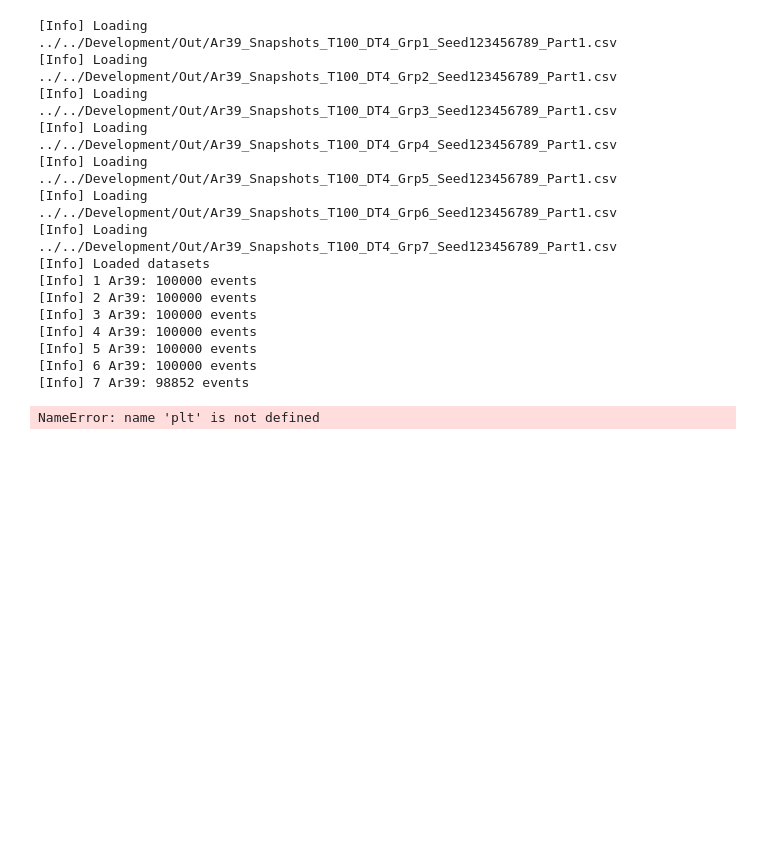
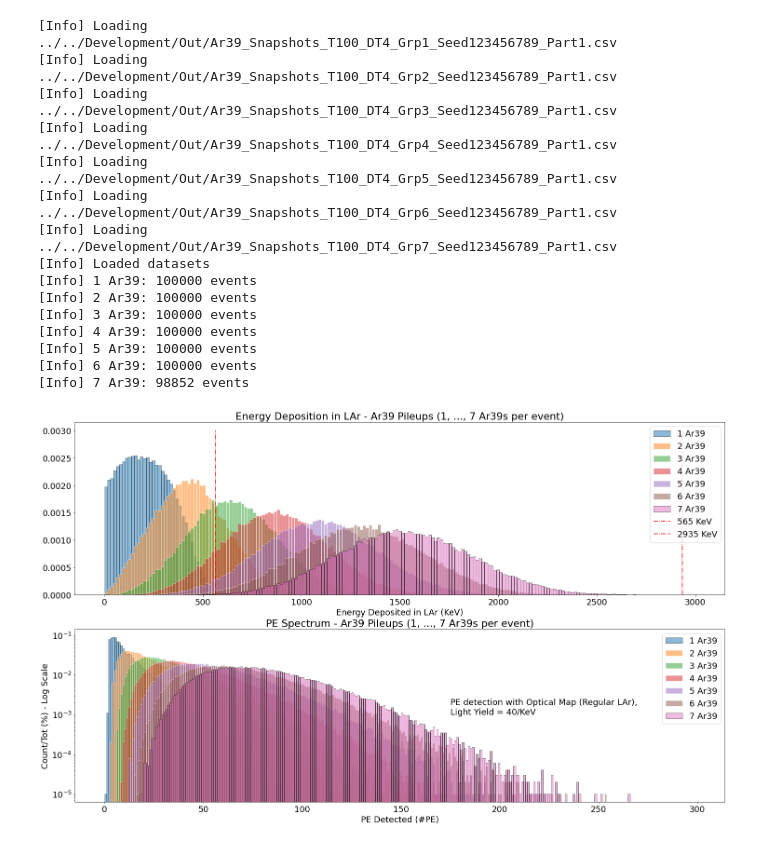
Before and after one commit to luigiberducci/ML4NP, a Jupyter notebook: Notebooks/ComparisonAr39Pileups/analysis_pileups_ar39_over_100ns.ipynb, the cells around one changed output. Drawn from its saved outputs; the diff is of its cells as text; code cells hidden in the pictures; blank space fills up the shorter version.

```diff
--- a/Notebooks/ComparisonAr39Pileups/analysis_pileups_ar39_over_100ns.ipynb
+++ b/Notebooks/ComparisonAr39Pileups/analysis_pileups_ar39_over_100ns.ipynb
@@ -94,42 +94,42 @@ groupby_event_df5 = df5.groupby("eventnumber").sum()
 groupby_event_df6 = df6.groupby("eventnumber").sum()
 groupby_event_df7 = df7.groupby("eventnumber").sum()
 # %%
-alpha=0.25
+alpha=0.5
 ar39_max_energy = 565
 
 plt.subplot(2,1,1)
-plt.title("Energy Deposition in LAr - Ar39 Pileups (1, 2, 3, 4 Ar39s per event)")
+plt.title("Energy Deposition in LAr - Ar39 Pileups (1, ..., 7 Ar39s per event)")
 bins = np.linspace(0, 3000, 200)
 plt.hist(groupby_event_df1.energydeposition, bins=bins, label="1 Ar39", density=True, edgecolor='k', alpha=alpha)
 plt.hist(groupby_event_df2.energydeposition, bins=bins, label="2 Ar39", density=True, edgecolor='w', alpha=alpha)
 plt.hist(groupby_event_df3.energydeposition, bins=bins, label="3 Ar39", density=True, edgecolor='w', alpha=alpha)
 plt.hist(groupby_event_df4.energydeposition, bins=bins, label="4 Ar39", density=True, edgecolor='w', alpha=alpha)
 plt.hist(groupby_event_df5.energydeposition, bins=bins, label="5 Ar39", density=True, edgecolor='w', alpha=alpha)
 plt.hist(groupby_event_df6.energydeposition, bins=bins, label="6 Ar39", density=True, edgecolor='w', alpha=alpha)
 plt.hist(groupby_event_df7.energydeposition, bins=bins, label="7 Ar39", density=True, edgecolor='k', alpha=alpha)
 plt.vlines(x=1 * ar39_max_energy, ymin=0, ymax=0.003, color='r', linestyles='dashdot', label="{} KeV".format(ar39_max_energy))
 plt.vlines(x=2935, ymin=0, ymax=0.003, color='r', linestyles='dashdot', label="2935 KeV")
 plt.xlabel("Energy Deposited in LAr (KeV)")
 plt.legend()
 
 plt.subplot(2,1,2)
 bins = np.linspace(0, 299, 300)
 plt.hist(groupby_event_df1.pedetected, bins=bins, label="1 Ar39", density=True, edgecolor='k', alpha=alpha)
 plt.hist(groupby_event_df2.pedetected, bins=bins, label="2 Ar39", density=True, edgecolor='w', alpha=alpha)
 plt.hist(groupby_event_df3.pedetected, bins=bins, label="3 Ar39", density=True, edgecolor='w', alpha=alpha)
 plt.hist(groupby_event_df4.pedetected, bins=bins, label="4 Ar39", density=True, edgecolor='w', alpha=alpha)
 plt.hist(groupby_event_df5.pedetected, bins=bins, label="5 Ar39", density=True, edgecolor='w', alpha=alpha)
 plt.hist(groupby_event_df6.pedetected, bins=bins, label="6 Ar39", density=True, edgecolor='w', alpha=alpha)
 plt.hist(groupby_event_df7.pedetected, bins=bins, label="7 Ar39", density=True, edgecolor='k', alpha=alpha)
-plt.title("PE Spectrum - Ar39 Pileups (1, 2, 3, 4 Ar39s per event)")
+plt.title("PE Spectrum - Ar39 Pileups (1, ..., 7 Ar39s per event)")
 plt.xlabel("PE Detected (#PE)")
 plt.ylabel("Count/Tot (%) - Log Scale")
 plt.yscale('log')
 plt.text(175, 0.001, "PE detection with Optical Map (Regular LAr),\nLight Yield = 40/KeV")
 plt.legend()
 plt.show()
 # %% [output]
-NameError: name 'plt' is not defined
+[figure, added]
 # %%
 std_event_df1 = groupby_event_df1.apply(lambda row: np.std(np.nonzero([row[2:]])[1]), axis=1)
 std_event_df2 = groupby_event_df2.apply(lambda row: np.std(np.nonzero([row[2:]])[1]), axis=1)
```
Also changed, not shown: parts of 1 cell of this notebook, 7 other files.
